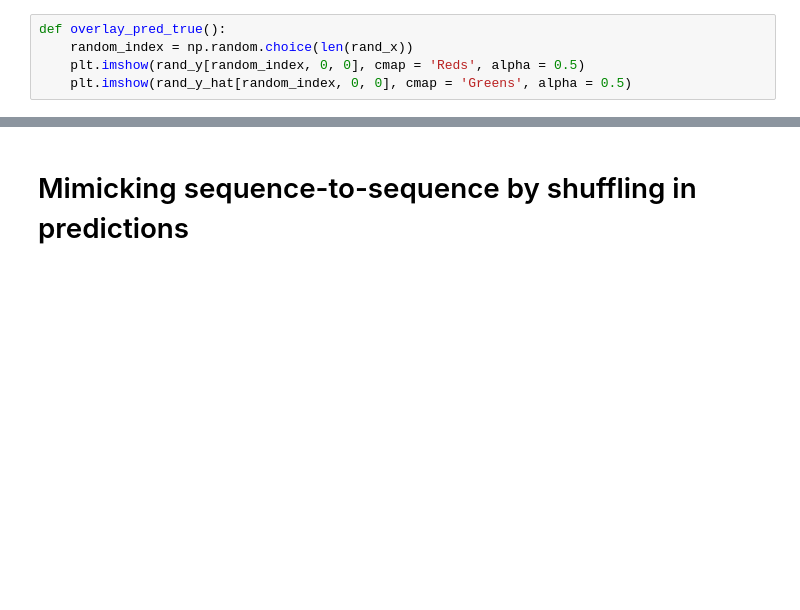
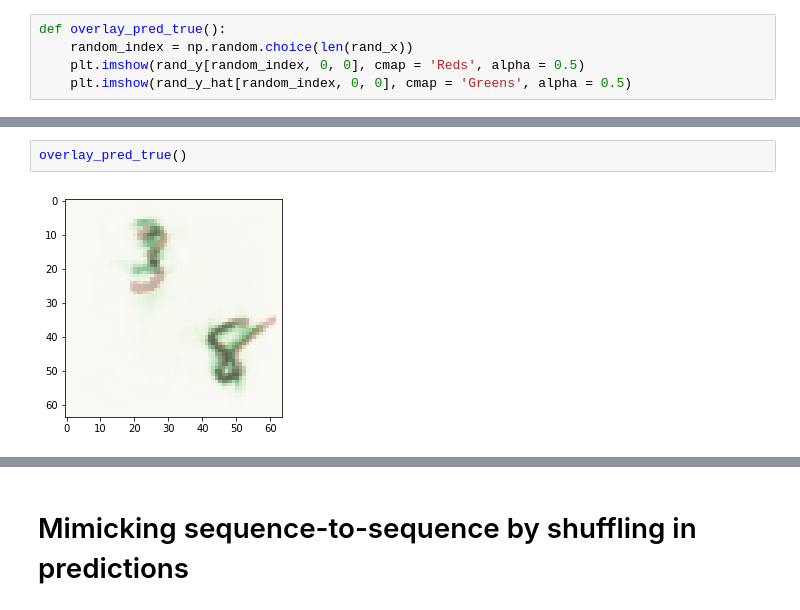
Before and after one commit to jdiaz4302/ConvTimeLSTM, a Jupyter notebook: 05_MissingMNIST_ConvTimeLSTM.ipynb, the cells around one changed output, grey strips where cells are left out. Drawn from its saved outputs; the diff is of its cells as text; blank space fills up the shorter version.

```diff
--- a/05_MissingMNIST_ConvTimeLSTM.ipynb
+++ b/05_MissingMNIST_ConvTimeLSTM.ipynb
@@ -695,0 +652,4 @@ overlay_pred_true()
+# %%
+overlay_pred_true()
+# %% [output]
+[figure, added]
```
Also changed, not shown: parts of 15 cells of this notebook.
